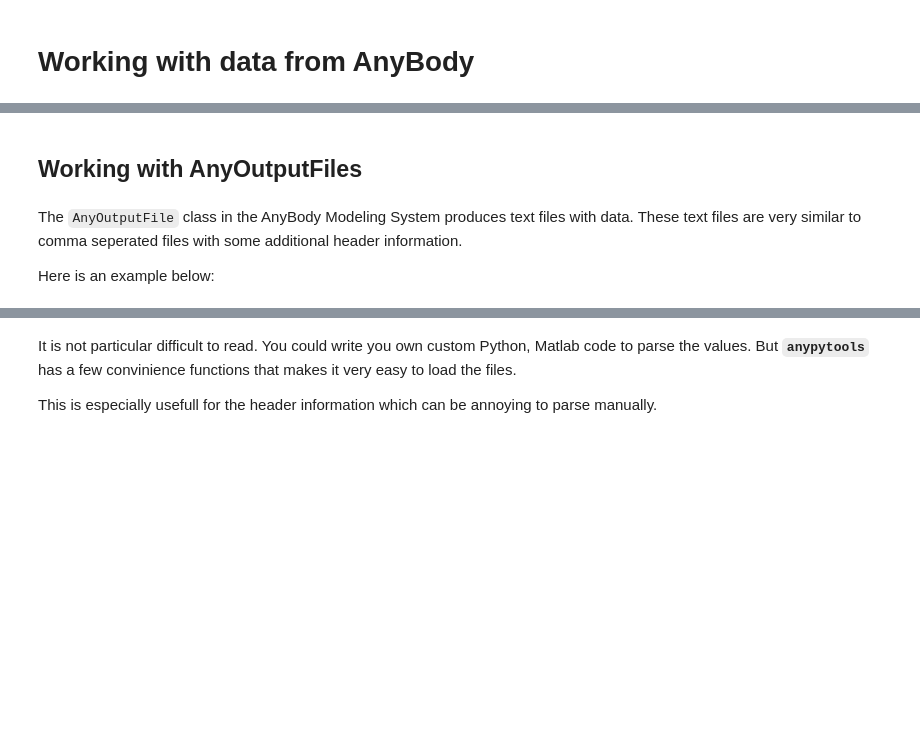
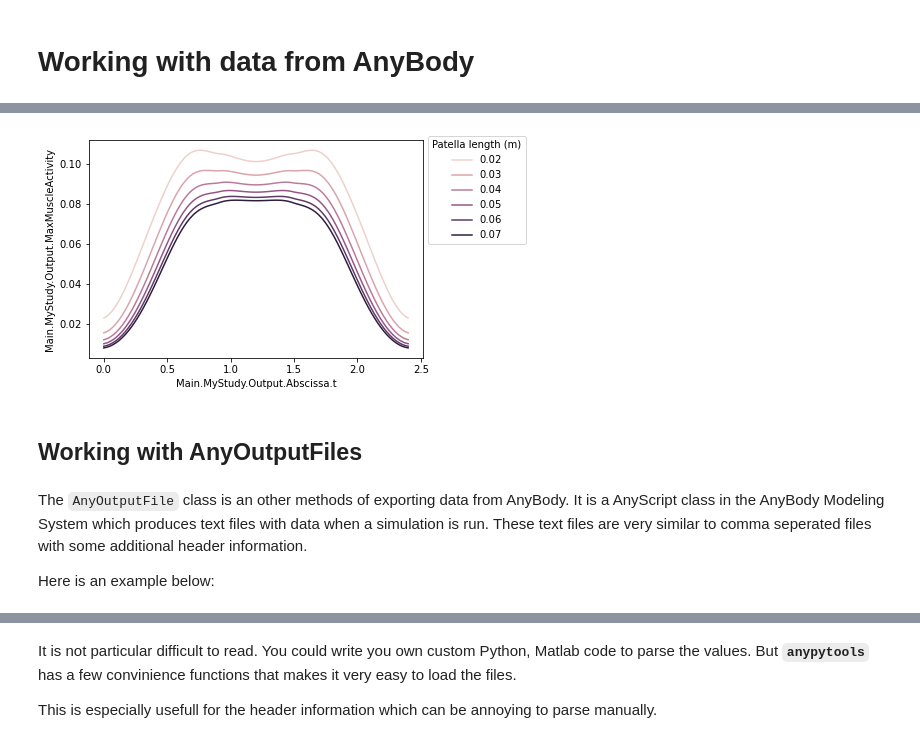
Before and after one commit to AnyBody-Research-Group/AnyPyTools, a Jupyter notebook: docs/Tutorial/03_Working_with_output_from_Anybody.ipynb, the cells around one changed output, grey strips where cells are left out. Saved outputs shown, nothing was run; the diff lists cells and outputs as text; code cells hidden in the pictures; blank space fills up the shorter version.

Commit message:
Add documenation for `to_dataframe()` methods

```diff
--- a/docs/Tutorial/03_Working_with_output_from_Anybody.ipynb
+++ b/docs/Tutorial/03_Working_with_output_from_Anybody.ipynb
@@ -4,0 +17,17 @@ There are several ways to output data from AnyBody. The previous tutorials used
+# %%
+from anypytools import AnyMacro, AnyPyProcess, macro_commands as mc
+
+macro_list = [
+    [
+        mc.Load("Knee.any"),
+        mc.SetValue("Main.MyModel.PatellaLigament.DriverPos", 0.02 + i * 0.01),
+        mc.OperationRun("Main.MyStudy.InverseDynamics"),
+        mc.Dump("Main.MyStudy.Output.Abscissa.t"),
+        mc.Dump("Main.MyStudy.Output.MaxMuscleActivity"),
+        mc.Dump("Main.MyModel.PatellaLigament.DriverPos"),
+    ]
+    for i in range(6)
+]
+
+app = AnyPyProcess()
+results = app.start_macro(macro_list)
@@ -4,0 +48,4 @@ There are several ways to output data from AnyBody. The previous tutorials used
+# %%
+import numpy as np
+
+df = results.to_dataframe(index_var='Main.MyStudy.Output.Abscissa.t')
@@ -5,7 +58,19 @@ There are several ways to output data from AnyBody. The previous tutorials used
+# %%
+import seaborn as sns
+
+g = sns.lineplot(
+    data=df,
+    x="Main.MyStudy.Output.Abscissa.t",
+    y="Main.MyStudy.Output.MaxMuscleActivity",
+    hue="Main.MyModel.PatellaLigament.DriverPos",
+)
+g.legend(title="Patella length (m)", loc='lower left', bbox_to_anchor=(1, 0.5));
+# %% [output]
+[figure, added]
 # %% [markdown]
 ## Working with AnyOutputFiles
 # %% [markdown]
-The `AnyOutputFile` class in the AnyBody Modeling System produces text files with data. These text files are very similar to comma seperated files with some additional header information.
+The `AnyOutputFile` class is an other methods of exporting data from AnyBody. It is a AnyScript class in the AnyBody Modeling System which produces text files with data when a simulation is run. These text files are very similar to comma seperated files with some additional header information.
 
 Here is an example below:
 # %%
```
Also changed, not shown: parts of 8 cells of this notebook, 6 other files.
